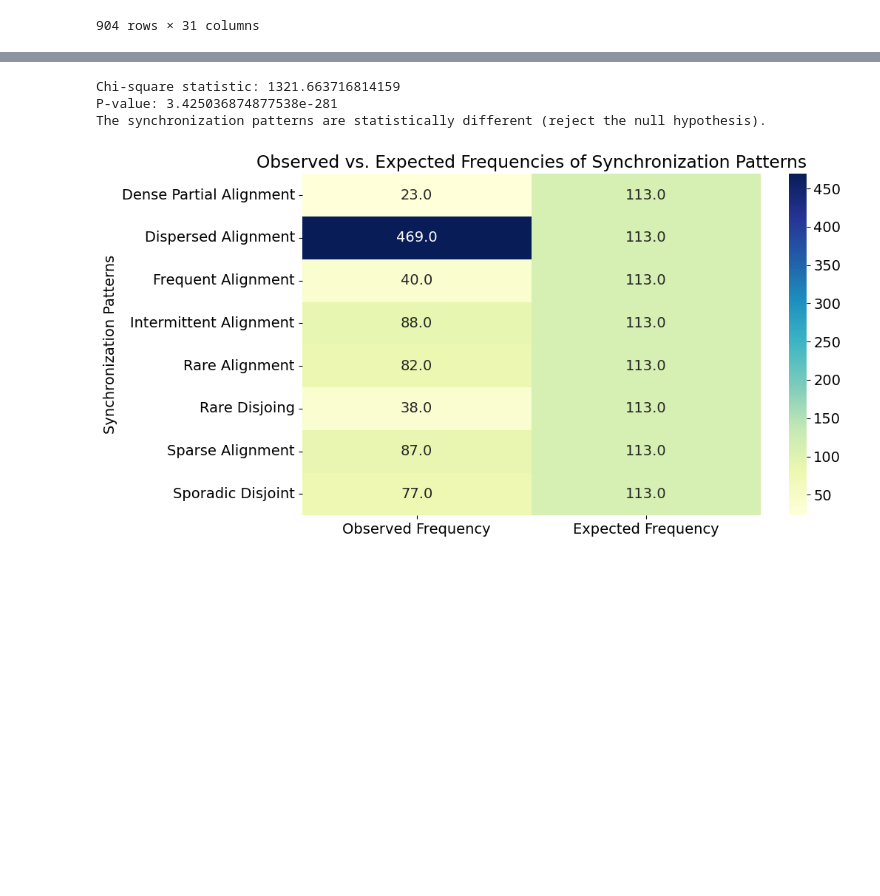
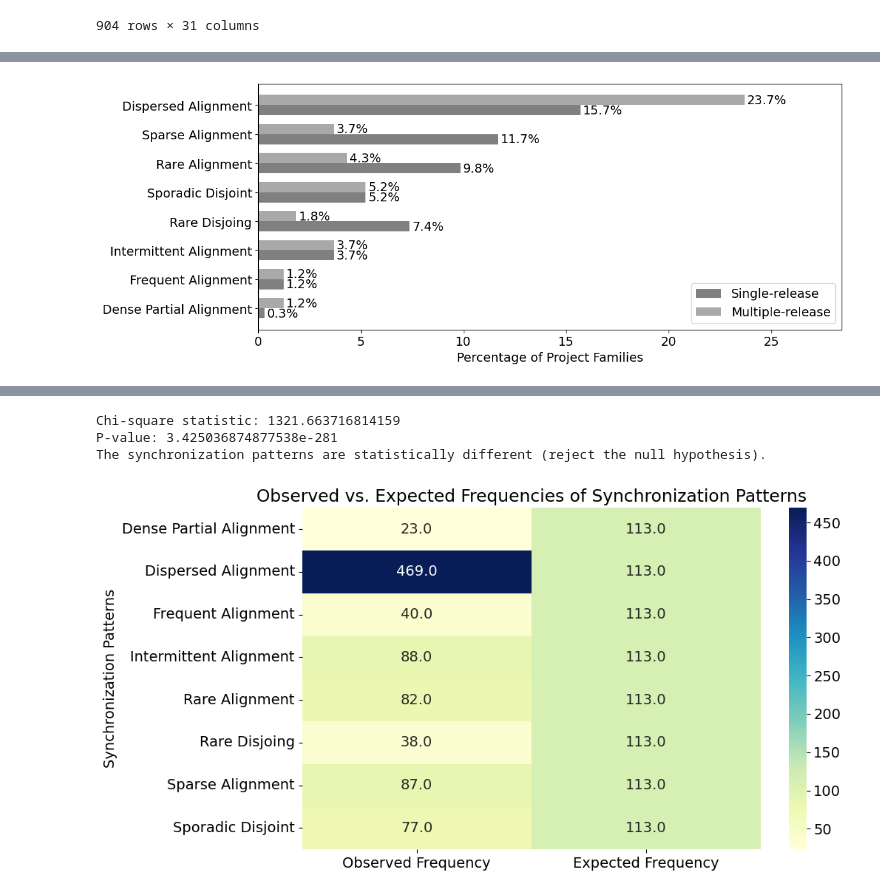
Before and after one commit to eyinlojuoluwa/Synchronization-Patterns, a Jupyter notebook: RQ2_analysis.ipynb, the cells around one changed output, grey strips where cells are left out. Saved outputs shown, nothing was run; the diff lists cells and outputs as text; code cells hidden in the pictures; blank space fills up the shorter version.

```diff
--- a/RQ2_analysis.ipynb
+++ b/RQ2_analysis.ipynb
@@ -587,3 +663,95 @@ plt.show()
+# %%
+import matplotlib.pyplot as plt
+import numpy as np
+import pandas as pd
+
+file1 = "../RQ1/complete_dataset.csv"
+file2 = "../RQ1/must_exclude_from_all_analysis.csv"
+
+# Load data
+dataset = pd.read_csv(file1, encoding='latin1')
+exclude = pd.read_csv(file2, encoding='latin1')
+
+# Filter out excluded families
+exclusion = list(exclude['family'].unique())
+df = dataset[~dataset['family'].isin(exclusion)].copy()
+
+# Rename alignment patterns to synchronization patterns
+"""name_mapping = {
+    'Dense Alignment': 'Dense Synchronization',
+    'Frequent Alignment': 'Frequent Synchronization',
+    'Intermittent Alignment': 'Intermittent Synchronization',
+    'Rare Alignment': 'Rare Synchronization',
+    'Sparse Alignment': 'Sparse Synchronization',
+    'Dispersed Alignment': 'Disperse Synchronization',
+    'Dense Partial Alignment': 'Dense Partial Synchronization'
+}
+
+df['names'] = df['names'].replace(name_mapping)"""
+
+
+# Group and count unique model names
+grouping = df.groupby(['family', 'names'])['model_name'].nunique().reset_index(name='model_name_count')
+
+# Classify as single-release or multiple-release
+grouping['release_type'] = grouping['model_name_count'].apply(lambda x: 'Single-release' if x == 1 else 'Multiple-release')
+
+# Count number of each release type per synchronization pattern
+release_counts = grouping.groupby('names')['release_type'].value_counts().unstack(fill_value=0)
+
+# Calculate global percentages (entire plot sums to 100%)
+total = release_counts.to_numpy().sum()
+release_percentages = (release_counts / total) * 100
+
+# Calculate total percentage for each pattern (Single + Multiple)
+total_percentages = release_percentages.sum(axis=1)
+
+# Sort patterns by total percentage (highest to lowest)
+sorted_names = total_percentages.sort_values(ascending=True).index.tolist()
+
+# Plotting
+plt.rcParams.update({'font.size': 14})
+fig, ax = plt.subplots(figsize=(12, len(sorted_names) * 0.6))
+
+x = np.arange(len(sorted_names))
+width = 0.35
+
+# Plot bars
+rects1 = ax.barh(x - width/2, release_percentages.loc[sorted_names, 'Single-release'], width,
+                 label='Single-release', color='gray')
+rects2 = ax.barh(x + width/2, release_percentages.loc[sorted_names, 'Multiple-release'], width,
+                 label='Multiple-release', color='darkgray')
+
+# Customize chart
+ax.set_xlabel('Percentage of Project Families', fontsize=14)
+ax.set_yticks(x)
+ax.set_yticklabels(sorted_names, fontsize=14)
+ax.legend(fontsize=14)
+
+# Add percentage labels
+def autolabel(rects):
+    for rect in rects:
+        width = rect.get_width()
+        if width > 0:
+            ax.annotate(f'{width:.1f}%',
+                        xy=(width, rect.get_y() + rect.get_height()/2),
+                        xytext=(3, 0),
+                        textcoords="offset points",
+                        ha='left', va='center',
+                        fontsize=14)
+
+autolabel(rects1)
+autolabel(rects2)
+
+# Set axis limits
+x_max = max(release_percentages['Single-release'].max(), release_percentages['Multiple-release'].max())
+ax.set_xlim(0, x_max * 1.2)  # Add 20% extra space for labels
+
+plt.tight_layout()
+plt.savefig("argument3_1.pdf", bbox_inches='tight')
+plt.show()
+# %% [output]
+[figure, added]
 # %%
 import pandas as pd
 import matplotlib.pyplot as plt
```
Also changed, not shown: parts of 14 cells of this notebook, 5 other files.
